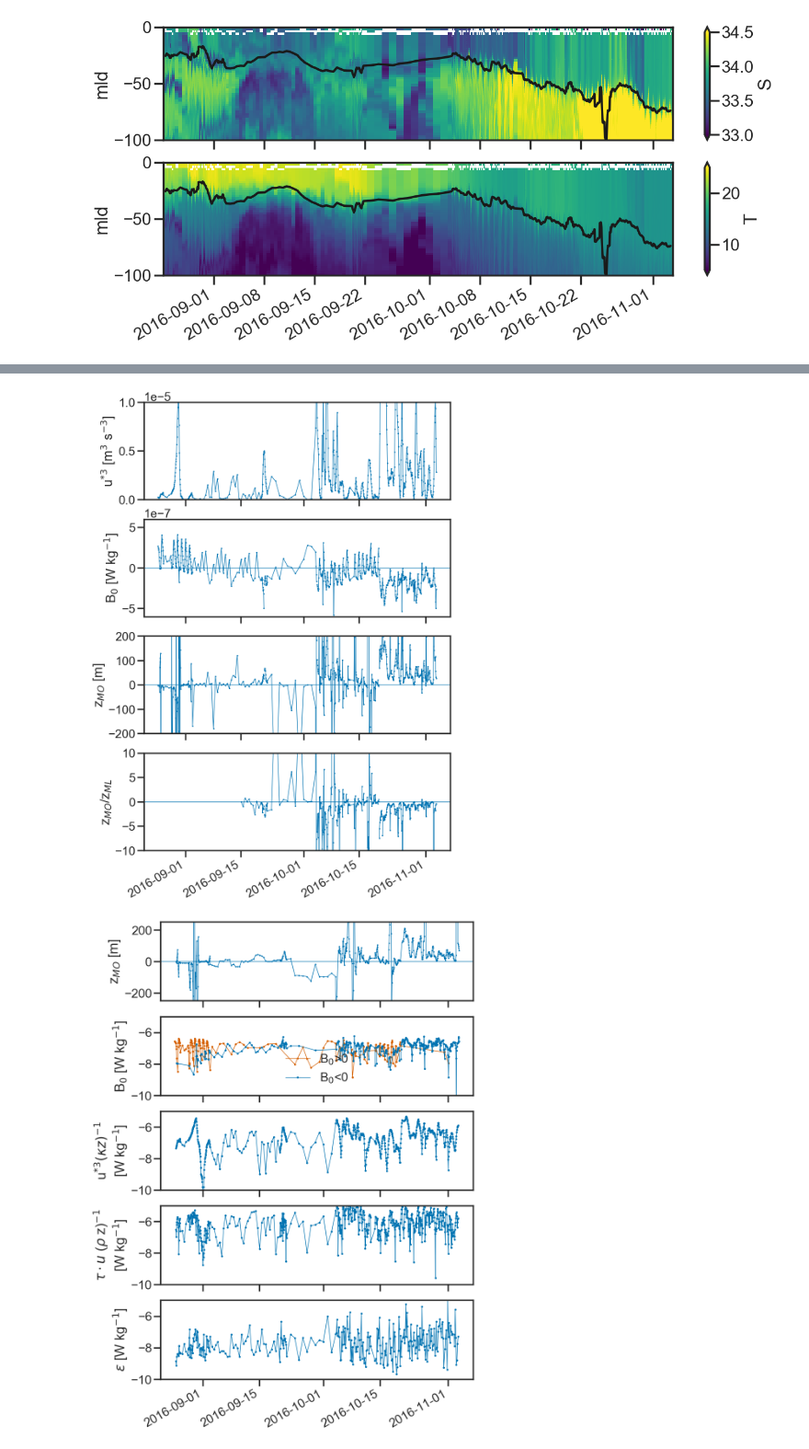
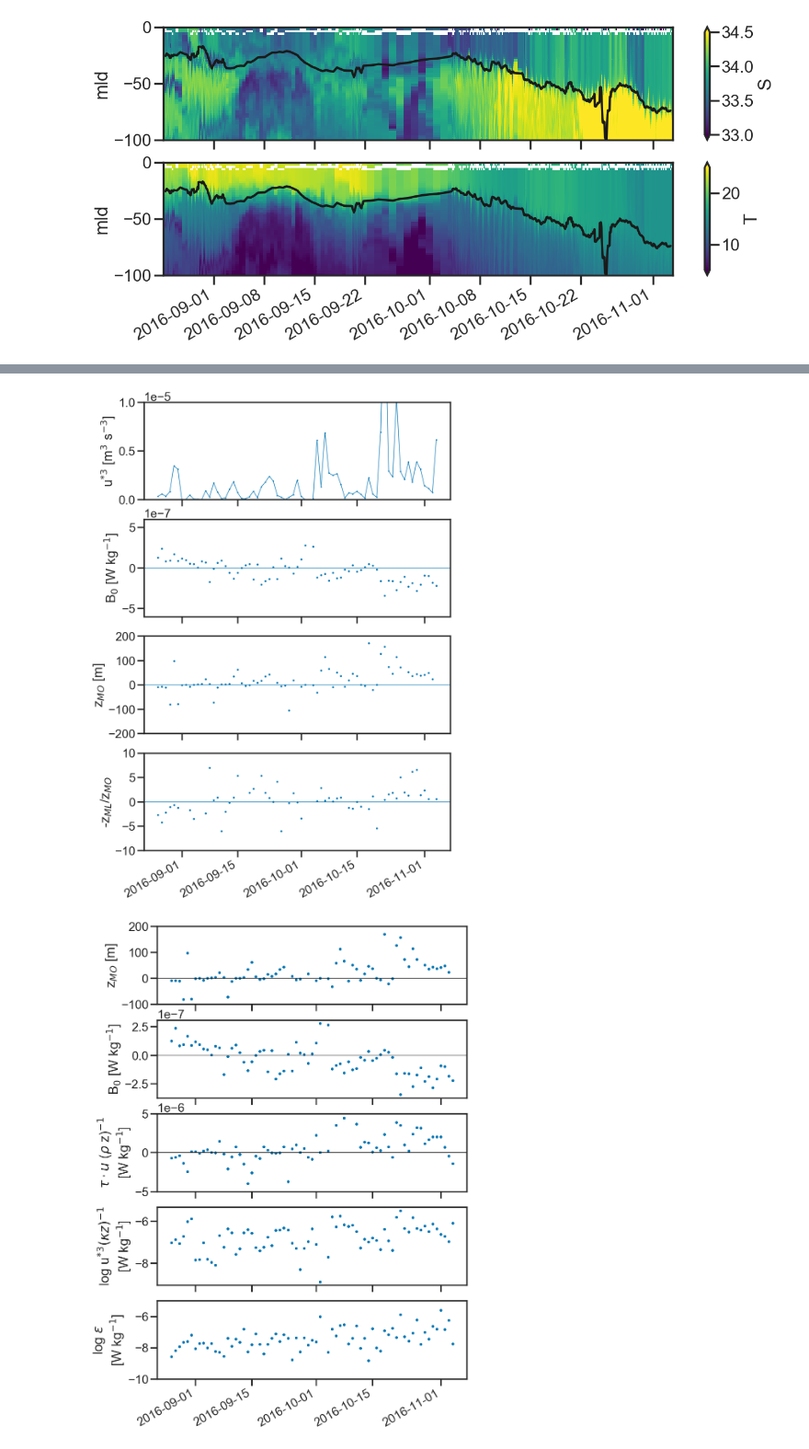
Before and after one commit to sessink/NIW, a Jupyter notebook: notebooks/turbulent_terms.ipynb, the cells around one changed output, grey strips where cells are left out. Shown at 92% size. Cells and saved outputs as stored; diff of their text form; code cells hidden in the pictures.

```diff
--- a/notebooks/turbulent_terms.ipynb
+++ b/notebooks/turbulent_terms.ipynb
@@ -298,30 +306,27 @@ raw['MO_MLD'] = raw.MO/met.mld
 # %%
-f,ax=plt.subplots(4,1,sharex=True, figsize=(10,15))
+f,ax=plt.subplots(3,1,sharex=True, figsize=(10,10))
 # met['uprime'].plot(ax=ax[0],lw=0,marker='.',ms=2)
 # ax[0].set_xlabel(None)
 # ax[0].set_ylabel(r'u*')
 # ax[0].set_ylim(0,2e-6)
 
-raw['B'].plot(ax=ax[0],lw=0,marker='.',ms=2)
+raw['B'].resample(time='D', label='right').mean().plot(ax=ax[0],lw=0,marker='.',ms=5)
 ax[0].set_xlabel(None)
 ax[0].set_ylabel(r'B$_0$ [W kg$^{-1}$]')
 ax[0].set_ylim(-6e-7,6e-7)
+ax[0].axhline(0, lw=1, color='k')
 
-raw['BQ'].plot(ax=ax[1],lw=0,marker='.',ms=2)
+raw['BQ'].resample(time='D', label='right').mean().plot(ax=ax[1],lw=0,marker='.',ms=5)
 ax[1].set_xlabel(None)
 ax[1].set_ylabel(r'B$_Q$ [W kg$^{-1}$]')
 ax[1].set_ylim(-6e-7,6e-7)
+ax[1].axhline(0, lw=1, color='k')
 
-raw.BEP.plot(ax=ax[2],lw=0,marker='.',ms=2)
+raw.BEP.resample(time='D', label='right').mean().plot(ax=ax[2],lw=0,marker='.',ms=5)
 ax[2].set_xlabel(None)
 ax[2].set_ylabel(r'B$_{E-P}$ [W kg$^{-1}$]');
 ax[2].set_ylim(-1e-7,1e-7);
-
-raw['ratio'] = np.abs( raw.BQ/raw.BEP )
-raw.ratio.plot(ax=ax[3],lw=0,marker='.',ms=2)
-ax[3].set_xlabel(None)
-ax[3].set_ylabel(r'B$_Q$/ B$_{E-P}$');
-ax[3].set_ylim(0,30);
+ax[2].axhline(0, lw=1, color='k')
 
 plt.savefig('../figures/buoyancy_fluxes.pdf')
 # %% [output]
@@ -329,33 +334,33 @@ plt.savefig('../figures/buoyancy_fluxes.pdf')
 # %%
 f,ax=plt.subplots(4,1,sharex=True, figsize=(10,15))
-raw['uprime'].pipe(np.power,3).plot(ax=ax[0],lw=1,marker='.',ms=3)
+raw['uprime'].resample(time='D', label='right').mean().pipe(np.power,3).plot(ax=ax[0],lw=1,marker='.',ms=3)
 ax[0].set_xlabel(None)
 ax[0].ticklabel_format(axis='y',style='sci',scilimits=(0,-7))
 ax[0].set_ylabel(r'u$^{*3}$ [m$^3$ s$^{-3}$]')
 ax[0].set_ylim(0,1e-5)
 
-raw['B'].plot(ax=ax[1],lw=1,marker='.',ms=3)
+raw['B'].resample(time='D', label='right').mean().plot(ax=ax[1],lw=0,marker='.',ms=5)
 ax[1].set_xlabel(None)
 ax[1].set_ylabel(r'B$_0$ [W kg$^{-1}$]')
 ax[1].ticklabel_format(axis='y',style='sci',scilimits=(-6,6))
 ax[1].set_ylim(-6e-7,6e-7)
 ax[1].axhline(0, lw=1)
 
-raw.MO.plot(ax=ax[2],lw=1,marker='.',ms=3)
+raw.MO.resample(time='D', label='right').mean().plot(ax=ax[2],lw=0,marker='.',ms=5)
 ax[2].set_xlabel(None)
 ax[2].set_ylim(-200,200);
 ax[2].set_ylabel(r'z$_{MO}$ [m]')
 ax[2].axhline(0, lw=1)
 
-raw.MO_MLD.plot(ax=ax[3],lw=1,marker='.',ms=3)
+raw.MO_MLD.resample(time='D', label='right').mean().plot(ax=ax[3],lw=0,marker='.',ms=5)
 ax[3].set_xlabel(None)
 ax[3].set_ylim(-10,10);
-ax[3].set_ylabel(r'z$_{MO}$/z$_{ML}$');
+ax[3].set_ylabel(r'-z$_{ML}$/z$_{MO}$');
 ax[3].axhline(0, lw=1)
 
 plt.savefig('../figures/monin_obukhov.pdf')
 # %% [output]
-[figure, old version]
+[figure, new version]
 # %%
 raw['taudotu_wg'] = raw.taudotu/(rho0*raw.z)
 raw['taudotu_wg'] = raw.taudotu_wg.transpose('z','time').where( raw.taudotu_wg<1e5).where( raw.taudotu_wg>-1e5)
@@ -363,36 +370,37 @@ raw['taudotu_wg']  = ('time', -integrate_columns(raw.taudotu_wg, raw.mld))
 # %%
 f,ax=plt.subplots(5,1,sharex=True, figsize=(10,15))
 
-raw.MO.rolling(time=5).mean().dropna('time').plot(ax=ax[0],lw=1,marker='.',ms=3)
+raw.MO.resample(time='D', label='right').mean().dropna('time').plot(ax=ax[0],lw=0,marker='.',ms=8)
 ax[0].set_xlabel(None)
-ax[0].set_ylim(-250,250);
+ax[0].set_ylim(-100,200);
 ax[0].set_ylabel(r'z$_{MO}$ [m]')
-ax[0].axhline(0, lw=1)
+ax[0].axhline(0, lw=1, color='k')
 
-# raw.B.dropna(dim='time').pipe(np.abs).pipe(np.log10).plot(ax=ax[1],lw=1,marker='.',ms=5, color='k', label='B$_0$')
-raw.B.where(raw.B>0).dropna(dim='time').pipe(np.abs).pipe(np.log10).plot(ax=ax[1],lw=1,marker='.',ms=5, color='r', label='B$_0$>0')
-raw.B.where(raw.B<0).dropna(dim='time').pipe(np.abs).pipe(np.log10).plot(ax=ax[1],lw=1,marker='.',ms=5, color='b', label='B$_0$<0')
+raw.B.resample(time='D', label='right').mean().plot(
+    ax=ax[1],lw=0,marker='.',ms=8)
 ax[1].set_xlabel(None)
 ax[1].set_ylabel(r'B$_0$ [W kg$^{-1}$]')
-ax[1].set_ylim(-10,-5)
-ax[1].legend()
+ax[1].axhline(0, lw=1, color='k')
 
-raw['mshear_prod'].dropna(dim='time').pipe(np.abs).pipe(np.log10).plot(ax=ax[2],lw=1,marker='.',ms=5)
+raw.taudotu_wg.resample(time='D', label='right').mean().dropna(dim='time').plot(ax=ax[2],lw=0,marker='.',ms=8)
 ax[2].set_xlabel(None)
-ax[2].set_ylabel(r'u$^{*3} (\kappa z)^{-1}$'+'\n'+r'[W kg$^{-1}$]')
-ax[2].set_ylim(-10,-5)
+ax[2].set_ylim(-5e-6,5e-6)
+ax[2].set_ylabel(r'$\tau \cdot u$ ($\rho$ z)$^{-1}$' +'\n'+ '[W kg$^{-1}$]')
+ax[2].axhline(0, lw=1, color='k')
 
-raw.taudotu_wg.dropna(dim='time').pipe(np.abs).pipe(np.log10).plot(ax=ax[3],lw=1,marker='.',ms=5)
+ax[2].ticklabel_format(axis='y',style='sci', scilimits=(-5e-6,5e-6))
+
+raw['mshear_prod'].resample(time='D', label='right').mean().dropna(dim='time').pipe(np.abs).pipe(np.log10).plot(ax=ax[3],lw=0,marker='.',ms=8)
 ax[3].set_xlabel(None)
-ax[3].set_ylim(-10,-5)
-ax[3].set_ylabel(r'$\tau \cdot u$ ($\rho$ z)$^{-1}$' +'\n'+ '[W kg$^{-1}$]')
+ax[3].set_ylabel(r'log u$^{*3} (\kappa z)^{-1}$'+'\n'+r'[W kg$^{-1}$]')
+# ax[2].set_ylim(-10,-5)
 
-raw.meps.dropna(dim='time').pipe(np.abs).pipe(np.log10).plot(ax=ax[4],lw=1,marker='.',ms=5)
+raw.meps.resample(time='D', label='right').mean().dropna(dim='time').pipe(np.abs).pipe(np.log10).plot(ax=ax[4],lw=0,marker='.',ms=8)
 ax[4].set_xlabel(None)
 ax[4].set_ylim(-10,-5)
-ax[4].set_ylabel(r'$\epsilon$ [W kg$^{-1}$]')
+ax[4].set_ylabel(r'log $\epsilon$'+'\n'+ '[W kg$^{-1}$]')
 
 
-plt.savefig('../figures/turbulent_terms_avg.pdf')
+plt.savefig('../figures/terms_timeseries.pdf')
 # %% [output]
-[figure, old version]
+[figure, new version]
```
Also changed, not shown: parts of 6 cells of this notebook, 1 other file.
